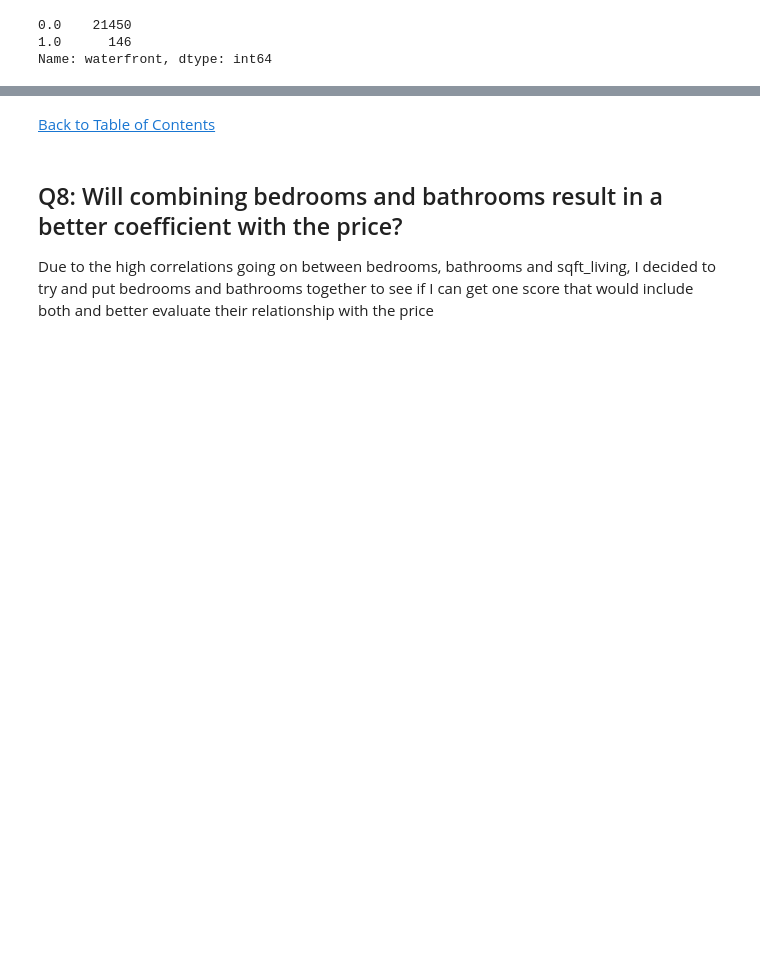
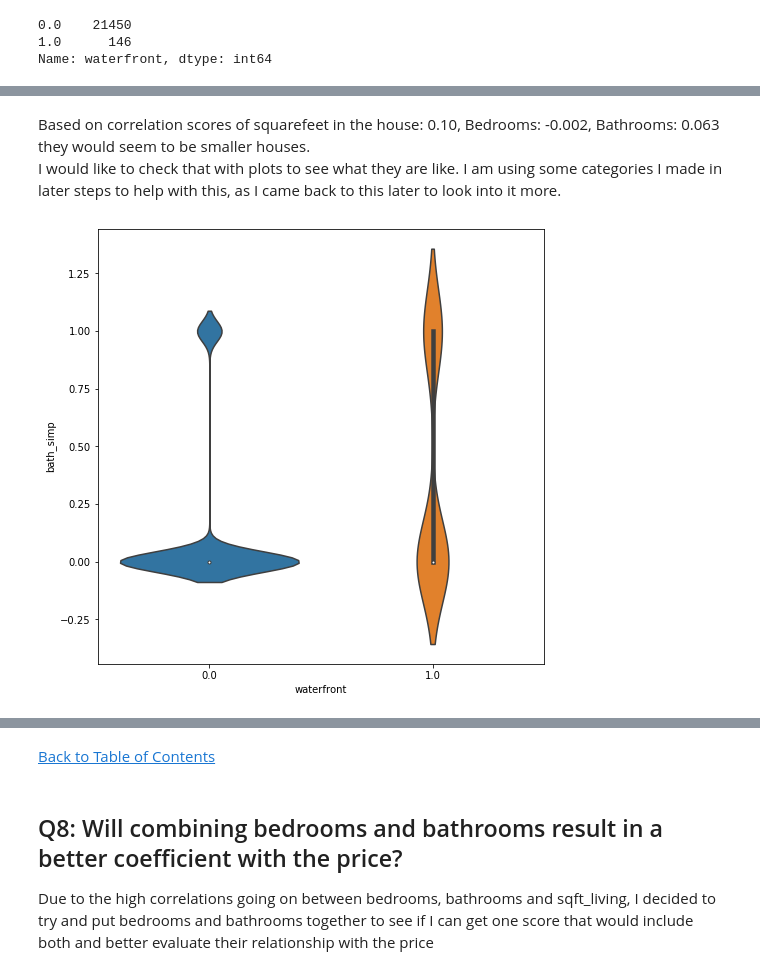
Before and after one commit to lraichik/dsc-v2-mod1-final-project-online-ds-ft-051319, a Jupyter notebook: student.ipynb, the cells around one changed output, grey strips where cells are left out. Cells and saved outputs as stored; diff of their text form; code cells hidden in the pictures; blank space fills up the shorter version.

```diff
--- a/student.ipynb
+++ b/student.ipynb
@@ -1010,0 +1018,10 @@ Name: waterfront, dtype: int64
+# %% [markdown]
+Based on correlation scores of squarefeet in the house: 0.10, Bedrooms: -0.002, Bathrooms: 0.063 they would seem to be smaller houses.
+I would like to check that with plots to see what they are like.
+I am using some categories I made in later steps to help with this, as I came back to this later to look into it more.
+# %%
+plt.figure(figsize=(8,8))
+sns.violinplot(x='waterfront', y='bath_simp', data=rdata)
+plt.show()
+# %% [output]
+[figure, added]
```
Also changed, not shown: parts of 37 cells of this notebook.
